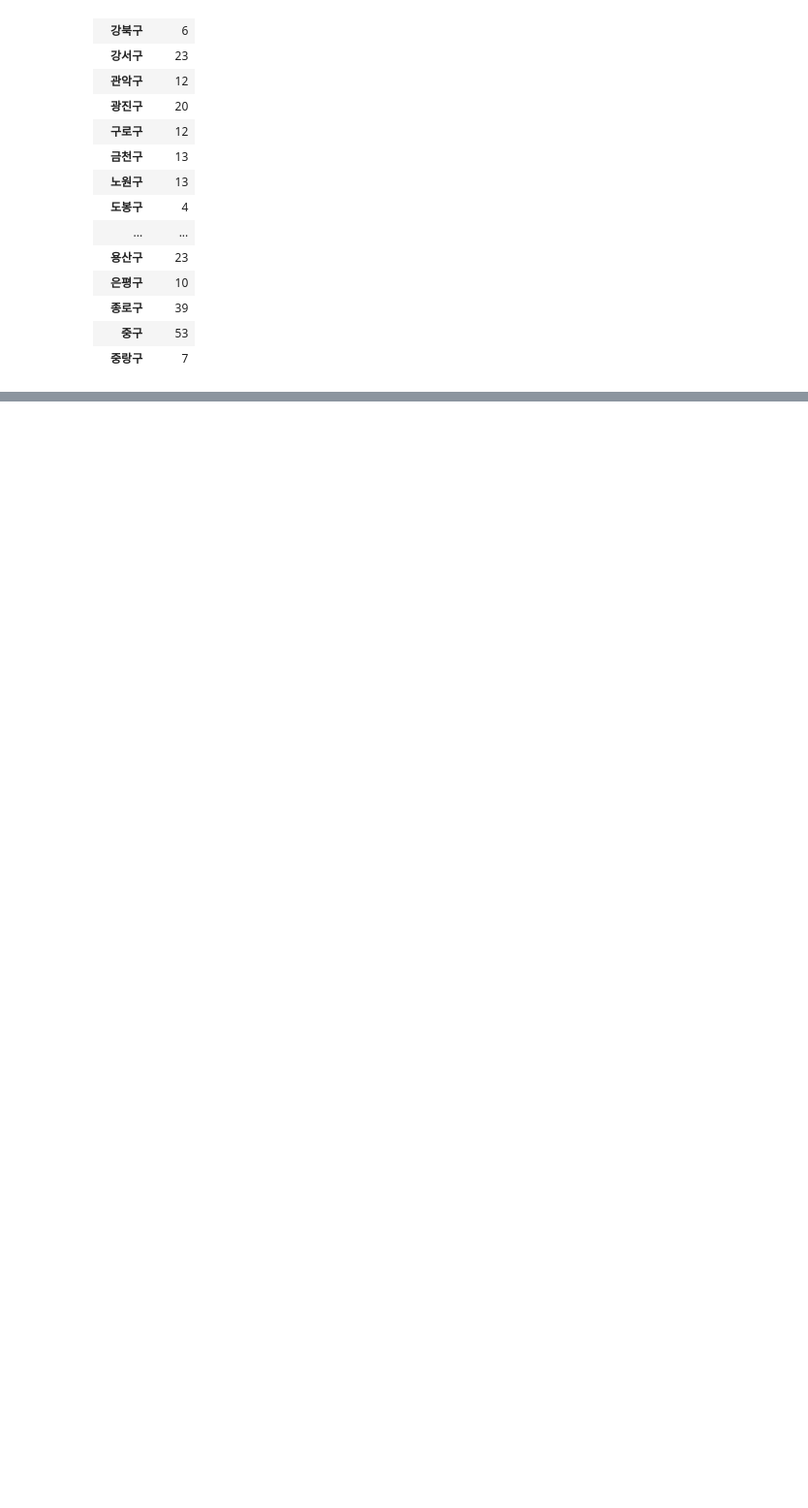
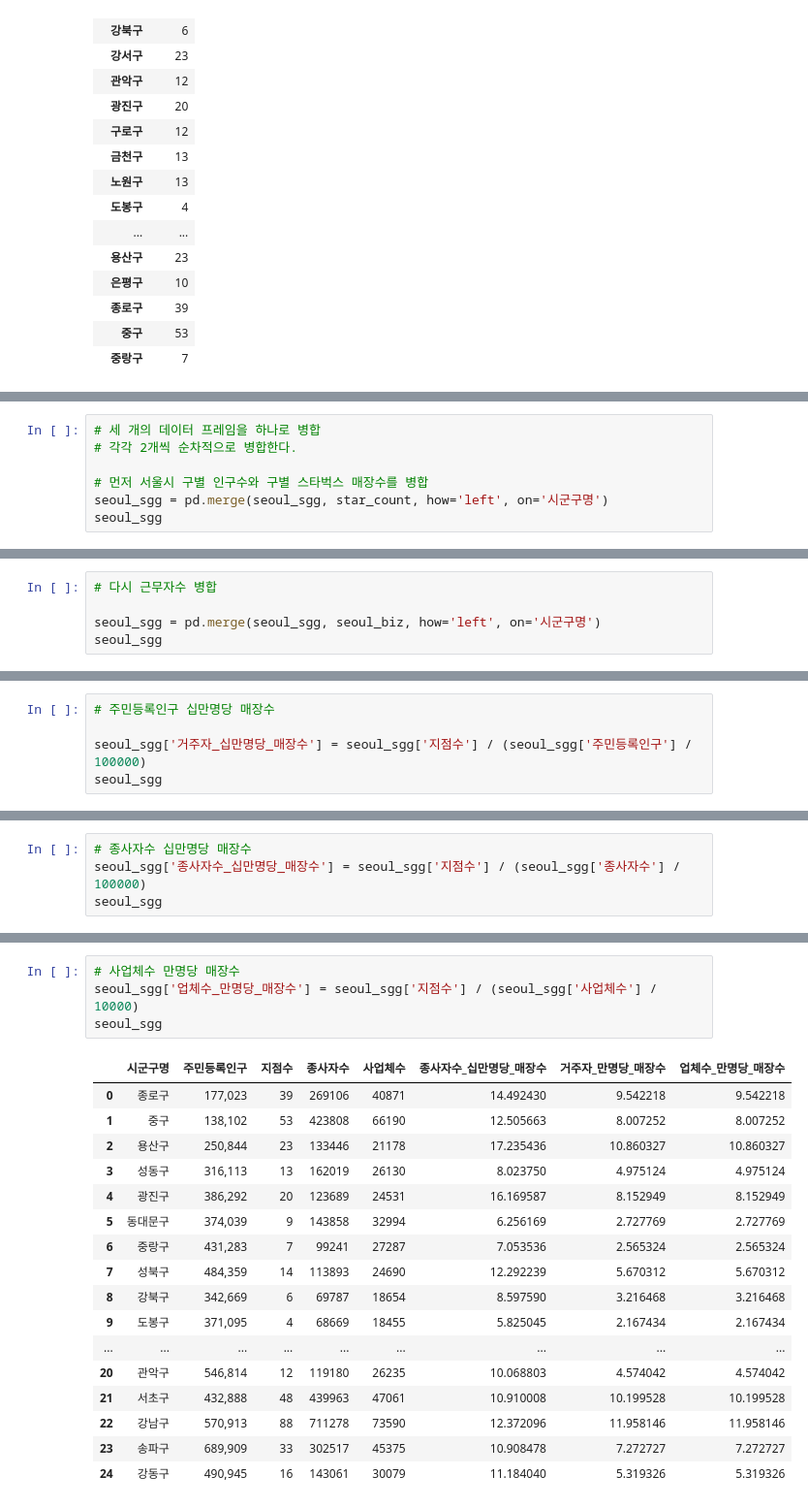
Before and after one commit to leekwanghun323/python, a Jupyter notebook: pythonbasic07스타벅스.ipynb, the cells around one changed output, grey strips where cells are left out. Shown at 97% size. Cells and saved outputs as stored; diff of their text form; blank space fills up the shorter version.

```diff
--- a/pythonbasic07스타벅스.ipynb
+++ b/pythonbasic07스타벅스.ipynb
@@ -246,3 +246,10 @@ seoul_biz = pd.read_excel('sgg_biz.xlsx')   # 서울시 구별 종사자수
 | 22 | 강남구 | 711278 | 73590 |
 | 23 | 송파구 | 302517 | 45375 |
 | 24 | 강동구 | 143061 | 30079 |
+# %%
+# 세 개의 데이터 프레임을 하나로 병합
+# 각각 2개씩 순차적으로 병합한다.
+
+# 먼저 서울시 구별 인구수와 구별 스타벅스 매장수를 병합
+seoul_sgg = pd.merge(seoul_sgg, star_count, how='left', on='시군구명')
+seoul_sgg
@@ -248,0 +274,5 @@ seoul_biz = pd.read_excel('sgg_biz.xlsx')   # 서울시 구별 종사자수
+# %%
+# 다시 근무자수 병합
+
+seoul_sgg = pd.merge(seoul_sgg, seoul_biz, how='left', on='시군구명')
+seoul_sgg
@@ -248,0 +297,5 @@ seoul_biz = pd.read_excel('sgg_biz.xlsx')   # 서울시 구별 종사자수
+# %%
+# 주민등록인구 십만명당 매장수
+
+seoul_sgg['거주자_십만명당_매장수'] = seoul_sgg['지점수'] / (seoul_sgg['주민등록인구'] / 100000)
+seoul_sgg
@@ -248,0 +304,4 @@ seoul_biz = pd.read_excel('sgg_biz.xlsx')   # 서울시 구별 종사자수
+# %%
+# 종사자수 십만명당 매장수
+seoul_sgg['종사자수_십만명당_매장수'] = seoul_sgg['지점수'] / (seoul_sgg['종사자수'] / 100000)
+seoul_sgg
@@ -248,0 +326,22 @@ seoul_biz = pd.read_excel('sgg_biz.xlsx')   # 서울시 구별 종사자수
+# %%
+# 사업체수 만명당 매장수
+seoul_sgg['업체수_만명당_매장수'] = seoul_sgg['지점수'] / (seoul_sgg['사업체수'] / 10000)
+seoul_sgg
+# %% [output]
+|  | 시군구명 | 주민등록인구 | 지점수 | 종사자수 | 사업체수 | 종사자수_십만명당_매장수 | 거주자_만명당_매장수 | 업체수_만명당_매장수 |
+| 0 | 종로구 | 177,023 | 39 | 269106 | 40871 | 14.492430 | 9.542218 | 9.542218 |
+| 1 | 중구 | 138,102 | 53 | 423808 | 66190 | 12.505663 | 8.007252 | 8.007252 |
+| 2 | 용산구 | 250,844 | 23 | 133446 | 21178 | 17.235436 | 10.860327 | 10.860327 |
+| 3 | 성동구 | 316,113 | 13 | 162019 | 26130 | 8.023750 | 4.975124 | 4.975124 |
+| 4 | 광진구 | 386,292 | 20 | 123689 | 24531 | 16.169587 | 8.152949 | 8.152949 |
+| 5 | 동대문구 | 374,039 | 9 | 143858 | 32994 | 6.256169 | 2.727769 | 2.727769 |
+| 6 | 중랑구 | 431,283 | 7 | 99241 | 27287 | 7.053536 | 2.565324 | 2.565324 |
+| 7 | 성북구 | 484,359 | 14 | 113893 | 24690 | 12.292239 | 5.670312 | 5.670312 |
+| 8 | 강북구 | 342,669 | 6 | 69787 | 18654 | 8.597590 | 3.216468 | 3.216468 |
+| 9 | 도봉구 | 371,095 | 4 | 68669 | 18455 | 5.825045 | 2.167434 | 2.167434 |
+| ... | ... | ... | ... | ... | ... | ... | ... | ... |
+| 20 | 관악구 | 546,814 | 12 | 119180 | 26235 | 10.068803 | 4.574042 | 4.574042 |
+| 21 | 서초구 | 432,888 | 48 | 439963 | 47061 | 10.910008 | 10.199528 | 10.199528 |
+| 22 | 강남구 | 570,913 | 88 | 711278 | 73590 | 12.372096 | 11.958146 | 11.958146 |
+| 23 | 송파구 | 689,909 | 33 | 302517 | 45375 | 10.908478 | 7.272727 | 7.272727 |
+| 24 | 강동구 | 490,945 | 16 | 143061 | 30079 | 11.184040 | 5.319326 | 5.319326 |
```
Also changed, not shown: parts of 5 cells of this notebook.
